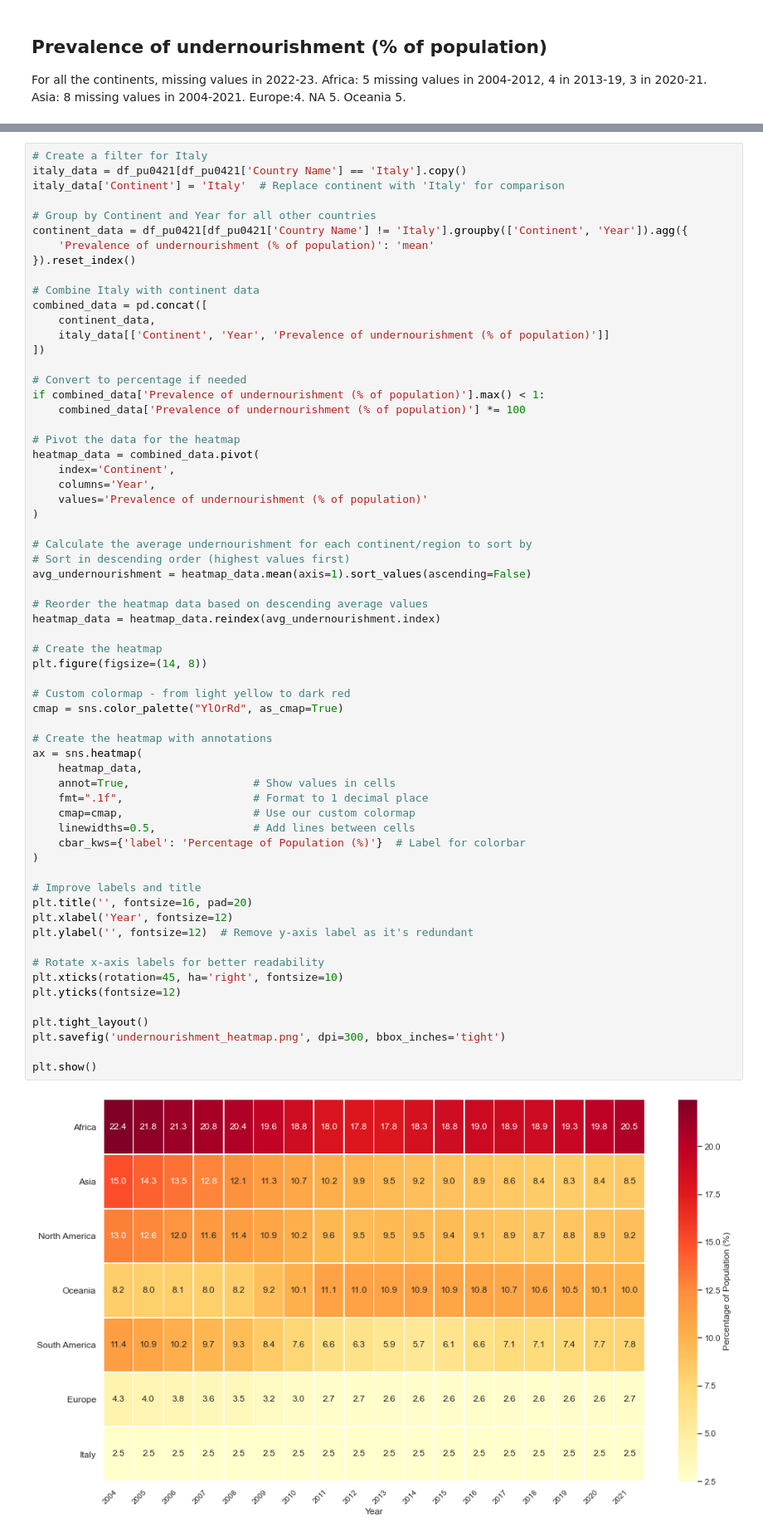
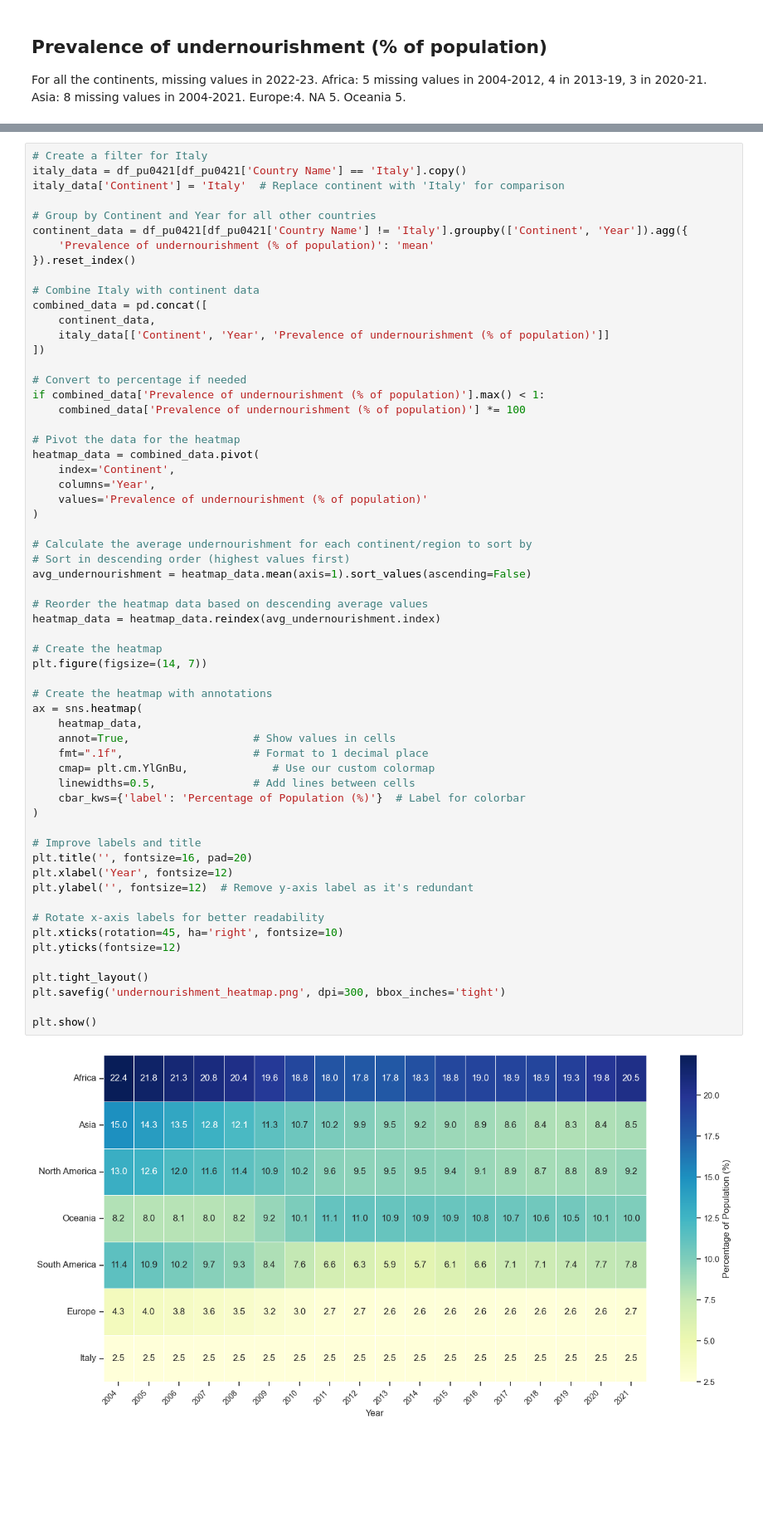
Before and after one commit to mariasilviapancione/data-storytelling-lab, a Jupyter notebook: Data Storytelling - Susy.ipynb, the cells around one changed output, grey strips where cells are left out. Shown at 83% size. Drawn from its saved outputs; the diff is of its cells as text; blank space fills up the shorter version.

```diff
--- a/Data Storytelling - Susy.ipynb
+++ b/Data Storytelling - Susy.ipynb
@@ -1083,39 +1098,36 @@ heatmap_data = combined_data.pivot(
 avg_undernourishment = heatmap_data.mean(axis=1).sort_values(ascending=False)
 
 # Reorder the heatmap data based on descending average values
 heatmap_data = heatmap_data.reindex(avg_undernourishment.index)
 
 # Create the heatmap
-plt.figure(figsize=(14, 8))
-
-# Custom colormap - from light yellow to dark red
-cmap = sns.color_palette("YlOrRd", as_cmap=True)
+plt.figure(figsize=(14, 7))
 
 # Create the heatmap with annotations
 ax = sns.heatmap(
     heatmap_data,
     annot=True,                   # Show values in cells
     fmt=".1f",                    # Format to 1 decimal place
-    cmap=cmap,                    # Use our custom colormap
+    cmap= plt.cm.YlGnBu,             # Use our custom colormap
     linewidths=0.5,               # Add lines between cells
     cbar_kws={'label': 'Percentage of Population (%)'}  # Label for colorbar
 )
 
 # Improve labels and title
 plt.title('', fontsize=16, pad=20)
 plt.xlabel('Year', fontsize=12)
 plt.ylabel('', fontsize=12)  # Remove y-axis label as it's redundant
 
 # Rotate x-axis labels for better readability
 plt.xticks(rotation=45, ha='right', fontsize=10)
 plt.yticks(fontsize=12)
 
 plt.tight_layout()
 plt.savefig('undernourishment_heatmap.png', dpi=300, bbox_inches='tight')
 
 plt.show()
 # %% [output]
-[figure, old version]
+[figure, new version]
 # %%
 import matplotlib.pyplot as plt
 import matplotlib.colors as mcolors
```
Also changed, not shown: parts of 24 cells of this notebook.
